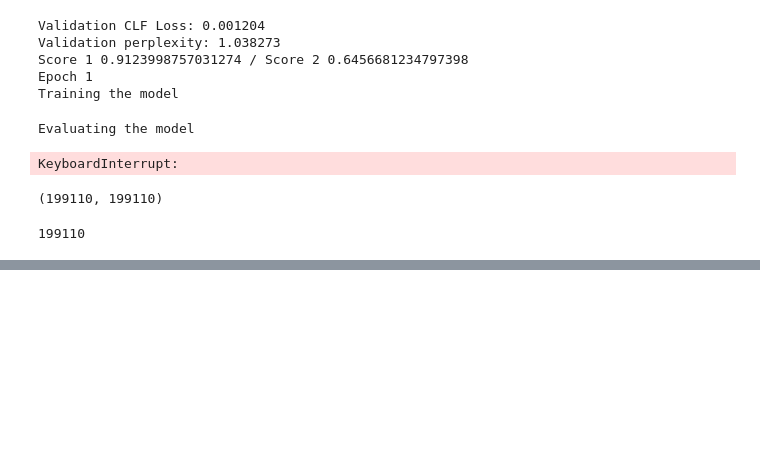
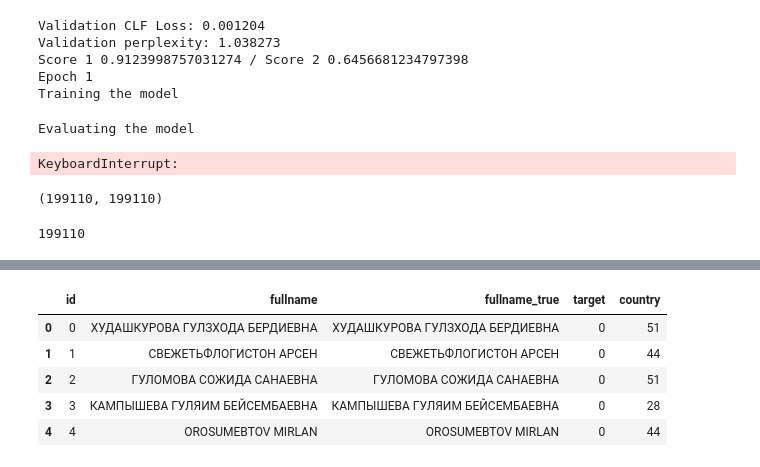
Before and after one commit to snakers4/cft-contest-2018, a Jupyter notebook: src/encoder_decoder.ipynb, the cells around one changed output, grey strips where cells are left out. Drawn from its saved outputs; the diff is of its cells as text; code cells hidden in the pictures; blank space fills up the shorter version.

```diff
--- a/src/encoder_decoder.ipynb
+++ b/src/encoder_decoder.ipynb
@@ -1364,0 +1404,2 @@ len(val_ids)
+# %%
+test_df = pd.read_csv('../data/proc_test.csv')
@@ -1364,0 +1415,9 @@ len(val_ids)
+# %%
+test_df.head()
+# %% [output]
+|  | id | fullname | fullname_true | target | country |
+| 0 | 0 | ХУДАШКУРОВА ГУЛЗХОДА БЕРДИЕВНА | ХУДАШКУРОВА ГУЛЗХОДА БЕРДИЕВНА | 0 | 51 |
+| 1 | 1 | СВЕЖЕТЬФЛОГИСТОН АРСЕН | СВЕЖЕТЬФЛОГИСТОН АРСЕН | 0 | 44 |
+| 2 | 2 | ГУЛОМОВА СОЖИДА САНАЕВНА | ГУЛОМОВА СОЖИДА САНАЕВНА | 0 | 51 |
+| 3 | 3 | КАМПЫШЕВА ГУЛЯИМ БЕЙСЕМБАЕВНА | КАМПЫШЕВА ГУЛЯИМ БЕЙСЕМБАЕВНА | 0 | 28 |
+| 4 | 4 | OROSUMEBTOV MIRLAN | OROSUMEBTOV MIRLAN | 0 | 44 |
```
Also changed, not shown: parts of 5 cells of this notebook, 1 other file.
